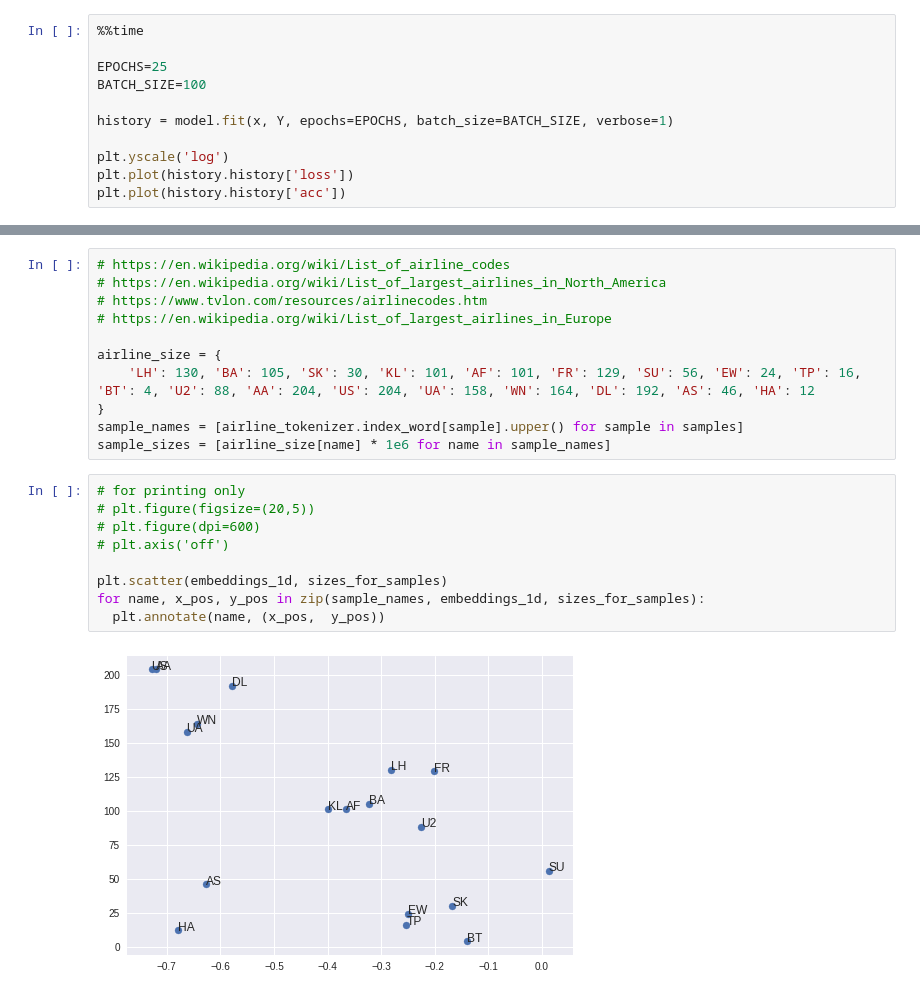
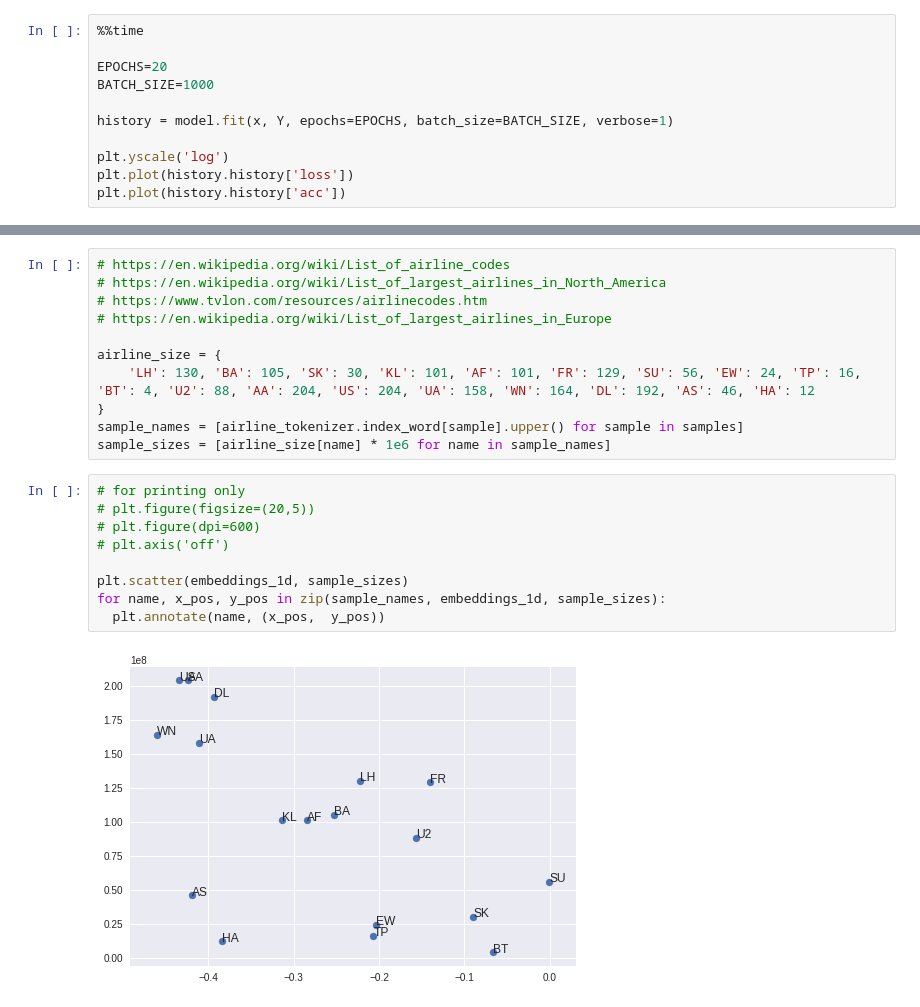
Before and after one commit to subodhchhabra/ai, a Jupyter notebook: notebooks/2019_tf/airline2vec.ipynb, the cells around one changed output, grey strips where cells are left out. Saved outputs shown, nothing was run; the diff lists cells and outputs as text.

```diff
--- a/notebooks/2019_tf/airline2vec.ipynb
+++ b/notebooks/2019_tf/airline2vec.ipynb
@@ -321,8 +321,8 @@ Wall time: 420 ms
 # %%
 %%time
 
-EPOCHS=25
-BATCH_SIZE=100
+EPOCHS=20
+BATCH_SIZE=1000
 
 history = model.fit(x, Y, epochs=EPOCHS, batch_size=BATCH_SIZE, verbose=1)
 
@@ -441,14 +441,14 @@ sample_sizes = [airline_size[name] * 1e6 for name in sample_names]
 # %%
 # for printing only
 # plt.figure(figsize=(20,5))
 # plt.figure(dpi=600)
 # plt.axis('off')
 
-plt.scatter(embeddings_1d, sizes_for_samples)
-for name, x_pos, y_pos in zip(sample_names, embeddings_1d, sizes_for_samples):
+plt.scatter(embeddings_1d, sample_sizes)
+for name, x_pos, y_pos in zip(sample_names, embeddings_1d, sample_sizes):
   plt.annotate(name, (x_pos,  y_pos))
 # %% [output]
-[figure, old version]
+[figure, new version]
 # %%
 from sklearn.preprocessing import StandardScaler
 
```
Also changed, not shown: parts of 20 cells of this notebook.
